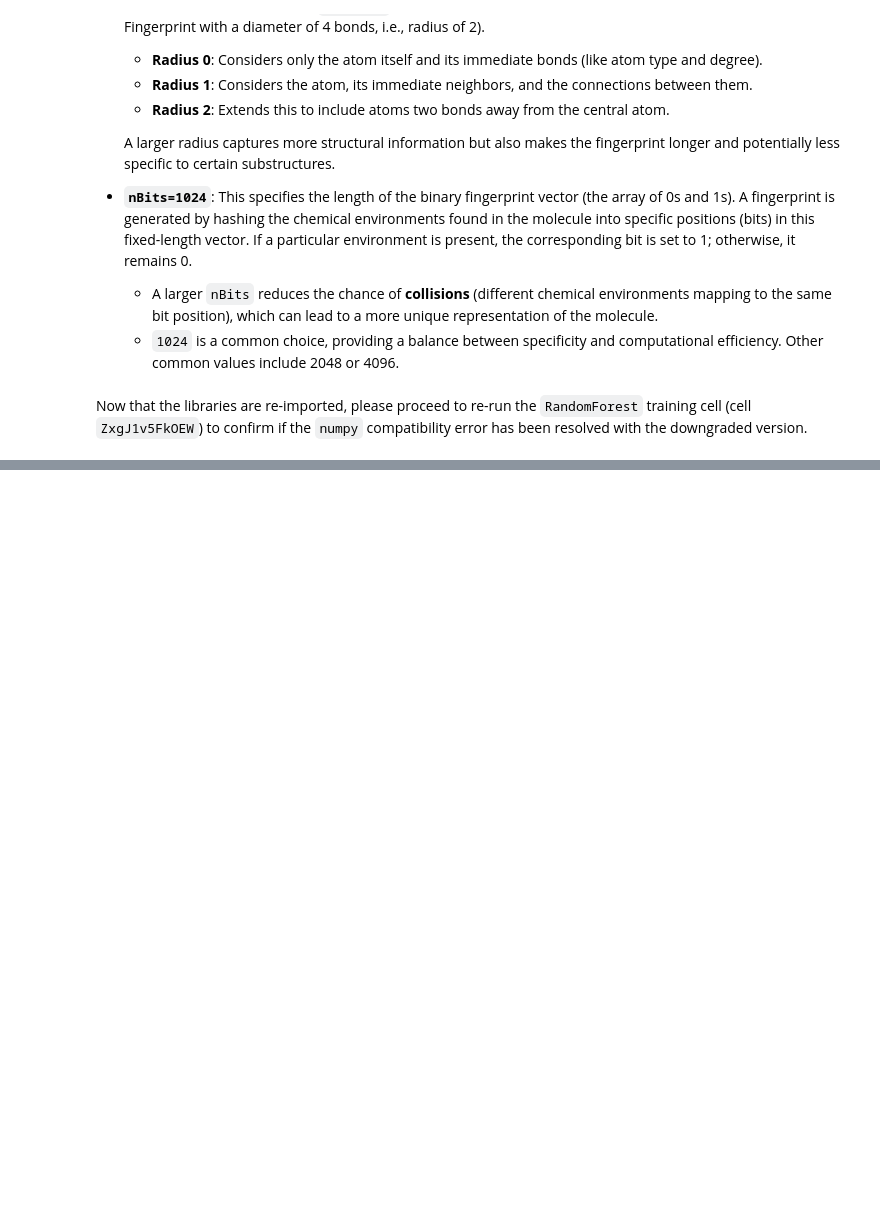
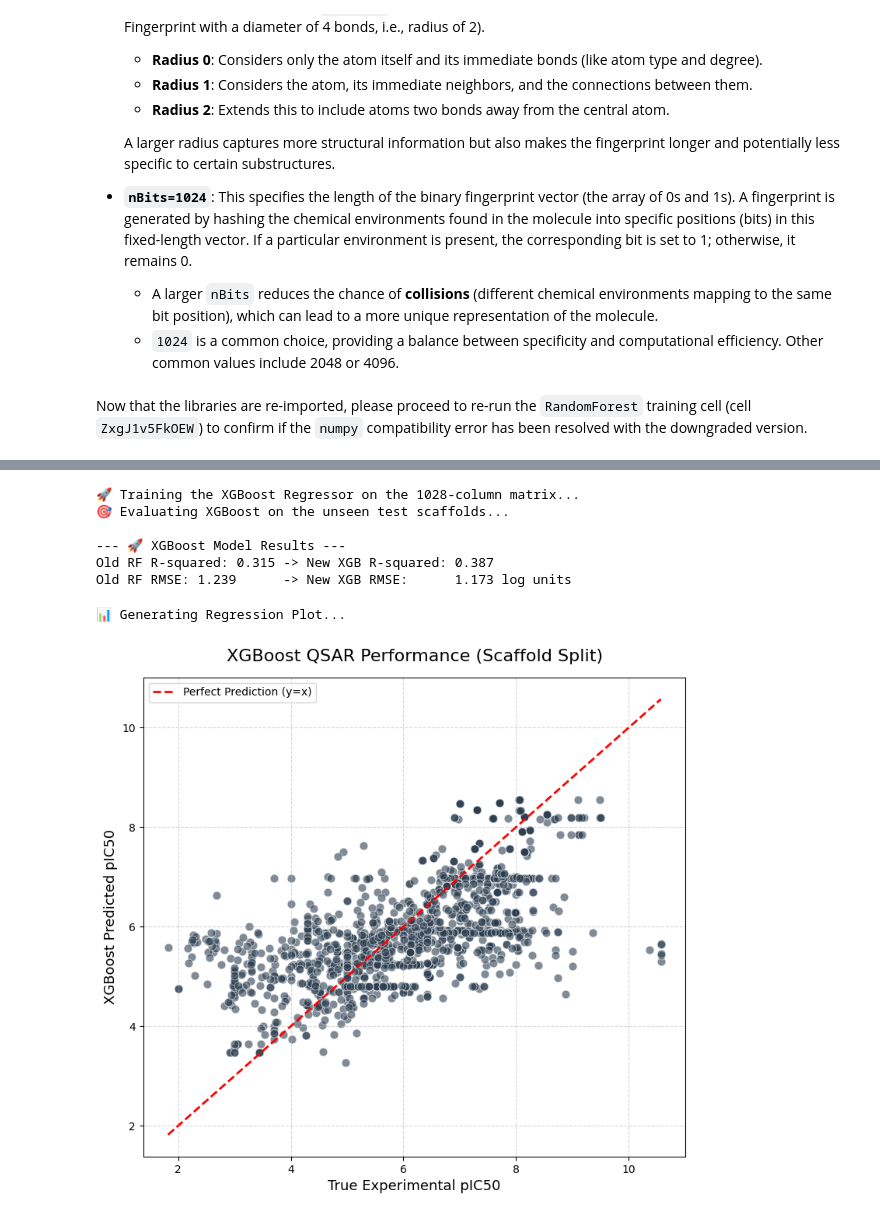
Before and after one commit to eesa3372/Cheminformatics-Learning, a Jupyter notebook: CheminformaticsLearning.ipynb, the cells around one changed output, grey strips where cells are left out. Saved outputs shown, nothing was run; the diff lists cells and outputs as text; code cells hidden in the pictures; blank space fills up the shorter version.

```diff
--- a/CheminformaticsLearning.ipynb
+++ b/CheminformaticsLearning.ipynb
@@ -950,0 +1134,61 @@ Old RMSE: 1.242 -> New RMSE: 1.202
+# %%
+import xgboost as xgb
+from sklearn.metrics import r2_score, mean_squared_error
+import numpy as np
+
+print("🚀 Training the XGBoost Regressor on the 1028-column matrix...")
+
+# Initialize XGBoost - we use a slower learning rate so it doesn't overfit the noise
+xgb_model = xgb.XGBRegressor(
+    n_estimators=300,          # Build 300 sequential trees
+    learning_rate=0.05,        # Learn slowly and carefully
+    max_depth=8,               # Shallower trees than Random Forest
+    colsample_bytree=0.6,      # Use 60% of the features per tree (acts like max_features='sqrt')
+    random_state=42,
+    n_jobs=-1                  # Use all Colab CPU cores
+)
+
+# Fit the sequential model
+xgb_model.fit(X_train_combined, y_train)
+
+# Predict on the unseen scaffold test set
+print("🎯 Evaluating XGBoost on the unseen test scaffolds...")
+y_pred_xgb = xgb_model.predict(X_test_combined)
+
+r2_xgb = r2_score(y_test, y_pred_xgb)
+rmse_xgb = np.sqrt(mean_squared_error(y_test, y_pred_xgb))
+
+print(f"\n--- 🚀 XGBoost Model Results ---")
+print(f"Old RF R-squared: 0.315 -> New XGB R-squared: {r2_xgb:.3f}")
+print(f"Old RF RMSE: 1.239      -> New XGB RMSE:      {rmse_xgb:.3f} log units")
+# %% [output]
+🚀 Training the XGBoost Regressor on the 1028-column matrix...
+🎯 Evaluating XGBoost on the unseen test scaffolds...
+
+--- 🚀 XGBoost Model Results ---
+Old RF R-squared: 0.315 -> New XGB R-squared: 0.387
+Old RF RMSE: 1.239      -> New XGB RMSE:      1.173 log units
+# %%
+import matplotlib.pyplot as plt
+import seaborn as sns
+
+print("📊 Generating Regression Plot...")
+
+plt.figure(figsize=(9, 8))
+# Plot the predicted vs actual values
+sns.scatterplot(x=y_test, y=y_pred_xgb, alpha=0.6, color='#2c3e50', edgecolor='w', s=60)
+
+# Draw the red diagonal line of perfect prediction
+min_val = min(min(y_test), min(y_pred_xgb))
+max_val = max(max(y_test), max(y_pred_xgb))
+plt.plot([min_val, max_val], [min_val, max_val], 'r--', lw=2, label='Perfect Prediction (y=x)')
+
+plt.title('XGBoost QSAR Performance (Scaffold Split)', fontsize=16, pad=15)
+plt.xlabel('True Experimental pIC50', fontsize=13)
+plt.ylabel('XGBoost Predicted pIC50', fontsize=13)
+plt.legend()
+plt.grid(True, linestyle='--', alpha=0.5)
+plt.show()
+# %% [output]
+📊 Generating Regression Plot...
+[figure, added]
```
Also changed, not shown: parts of 28 cells of this notebook.
